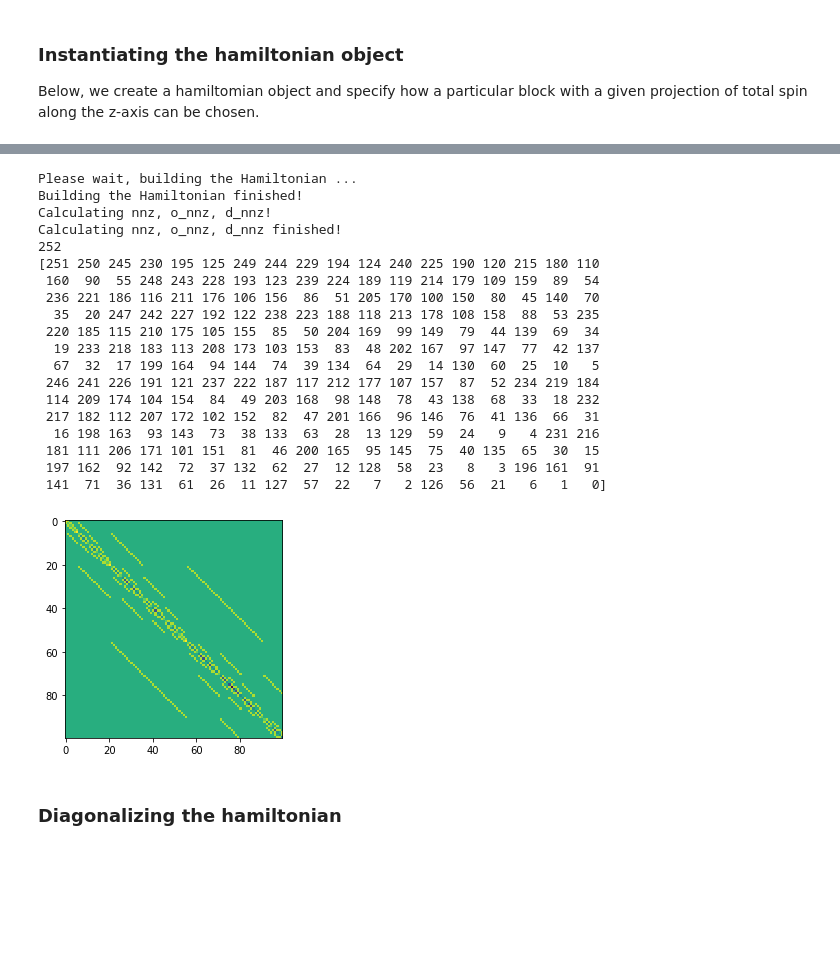
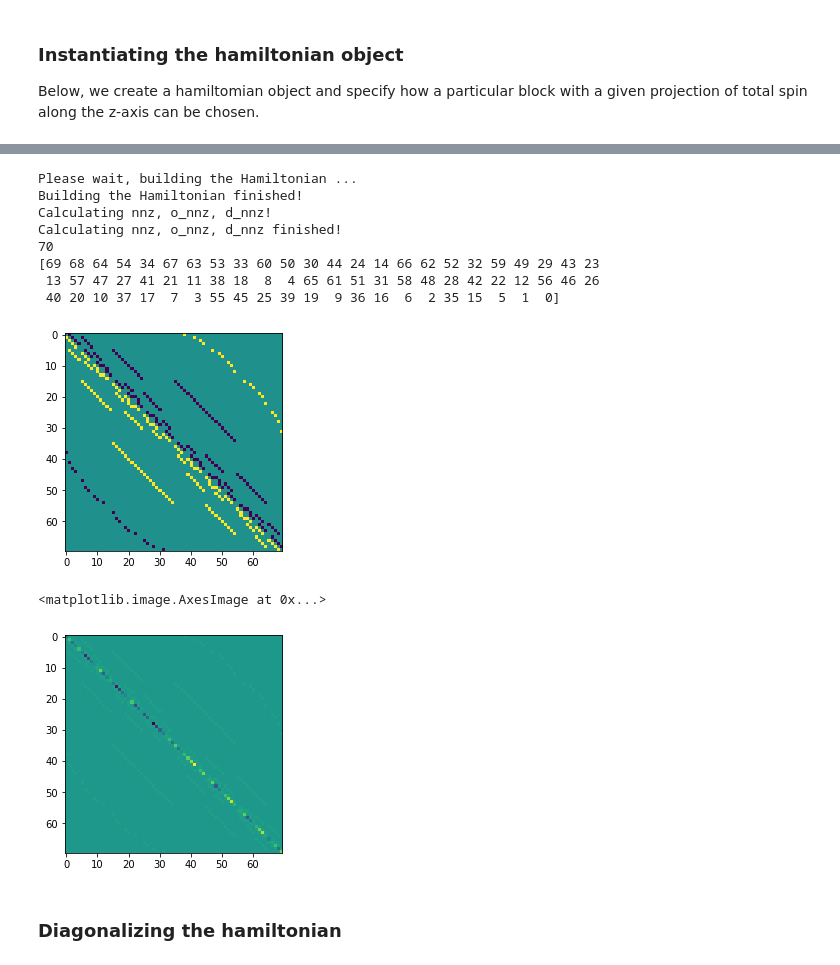
Before and after one commit to JanSuntajs/ham1d, a Jupyter notebook: jupyter_notebooks/ham1d_intro.ipynb, the cells around one changed output, grey strips where cells are left out. Drawn from its saved outputs; the diff is of its cells as text; code cells hidden in the pictures; blank space fills up the shorter version.

```diff
--- a/jupyter_notebooks/ham1d_intro.ipynb
+++ b/jupyter_notebooks/ham1d_intro.ipynb
@@ -176,10 +176,10 @@ We assume the validity of periodic boundary conditions (PBC).
 ### Defining the model constants
 # %%
 #first, define the chain length. We choose a rather small system here:
-L=20
+L=8
 # define constants and model parameters:
-J=1.
-W=0.
+J=(1. + 0.01j)
+W=3
 Delta = 0.5
 gldn = (np.sqrt(5.) - 1.) * 0.5
 # %% [markdown]
@@ -217,10 +217,10 @@ flip_left = ['+-', J_pm]
 # term and the disorder term.
 
 # right-flipping:
-flip_right = ['-+', J_pm] #couplings remain the same, only the operator order changes
+flip_right = ['-+', np.conj(J_pm)] #couplings remain the same, only the operator order changes
 
 # interaction:
-J_zz = [[J*Delta, i, (i+1)%L] for i in range(L)]
+J_zz = [[np.real(J)*Delta, i, (i+1)%L] for i in range(L)]
 inter = ['zz', J_zz]
 
 #random field
@@ -262,34 +280,28 @@ print(nstates)
 # %%
 # now construct a hamiltonian in the Sz=0 total spin sector
 
 ham = sp1.hamiltonian(L, static_list, [], Nu=int(L/2.))
 print(ham.nstates)
-plt.imshow(np.real(ham.mat[:100,:100].todense()))
+plt.imshow(np.imag(ham.mat.todense()))
 
 parity_ = ham.parity_shuffle()
 part_hole = ham.particle_hole_shuffle()
 print(parity_)
 # %% [output]
 Please wait, building the Hamiltonian ...
 Building the Hamiltonian finished!
 Calculating nnz, o_nnz, d_nnz!
 Calculating nnz, o_nnz, d_nnz finished!
-252
-[251 250 245 230 195 125 249 244 229 194 124 240 225 190 120 215 180 110
- 160  90  55 248 243 228 193 123 239 224 189 119 214 179 109 159  89  54
- 236 221 186 116 211 176 106 156  86  51 205 170 100 150  80  45 140  70
-  35  20 247 242 227 192 122 238 223 188 118 213 178 108 158  88  53 235
- 220 185 115 210 175 105 155  85  50 204 169  99 149  79  44 139  69  34
-  19 233 218 183 113 208 173 103 153  83  48 202 167  97 147  77  42 137
-  67  32  17 199 164  94 144  74  39 134  64  29  14 130  60  25  10   5
- 246 241 226 191 121 237 222 187 117 212 177 107 157  87  52 234 219 184
- 114 209 174 104 154  84  49 203 168  98 148  78  43 138  68  33  18 232
- 217 182 112 207 172 102 152  82  47 201 166  96 146  76  41 136  66  31
-  16 198 163  93 143  73  38 133  63  28  13 129  59  24   9   4 231 216
- 181 111 206 171 101 151  81  46 200 165  95 145  75  40 135  65  30  15
- 197 162  92 142  72  37 132  62  27  12 128  58  23   8   3 196 161  91
- 141  71  36 131  61  26  11 127  57  22   7   2 126  56  21   6   1   0]
+70
+[69 68 64 54 34 67 63 53 33 60 50 30 44 24 14 66 62 52 32 59 49 29 43 23
+ 13 57 47 27 41 21 11 38 18  8  4 65 61 51 31 58 48 28 42 22 12 56 46 26
+ 40 20 10 37 17  7  3 55 45 25 39 19  9 36 16  6  2 35 15  5  1  0]
-[figure, old version]
+[figure, new version]
+# %%
+plt.imshow(np.real(ham.mat.todense()))
+# %% [output]
+<matplotlib.image.AxesImage at 0x...>
+[figure, added]
 # %% [markdown]
 ### Diagonalizing the hamiltonian
 # %%
```
Also changed, not shown: parts of 7 cells of this notebook, 6 other files.
